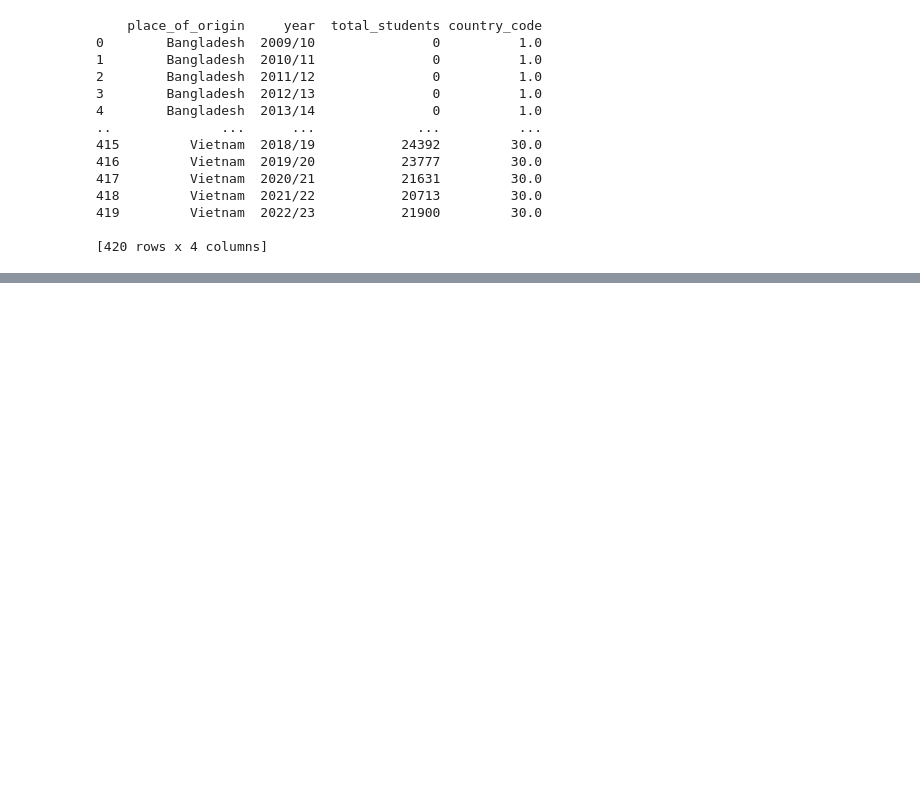
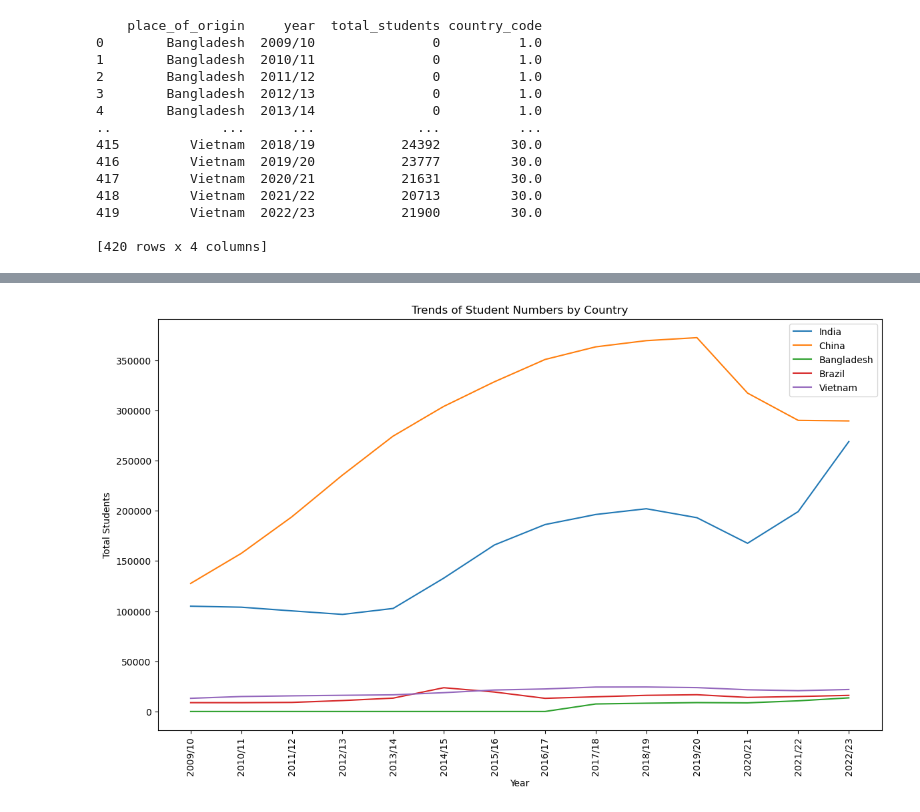
Before and after one commit to AkhilKaundinya/International-Student-Enrollment-Trends, a Jupyter notebook: Python/IST_T.ipynb, the cells around one changed output, grey strips where cells are left out. Saved outputs shown, nothing was run; the diff lists cells and outputs as text; code cells hidden in the pictures; blank space fills up the shorter version.

```diff
--- a/Python/ISE_T.ipynb
+++ b/Python/IST_T.ipynb
@@ -760,0 +855,21 @@ print(Year)
+# %%
+#Summarize Data
+# Sum total students by place of origin for each year
+country_trends = year_country_df.groupby(['Year', 'Place of Origin'])['TOTAL STUDENTS'].sum().reset_index()
+# %%
+# Plot trends by country (select a few countries for better visualization)
+selected_countries = ['India', 'China', 'Bangladesh', 'Brazil', 'Vietnam']
+
+plt.figure(figsize=(14, 8))
+for country in selected_countries:
+    country_data = country_trends[country_trends['Place of Origin'] == country]
+    plt.plot(country_data['Year'], country_data['TOTAL STUDENTS'], label=country)
+
+plt.title('Trends of Student Numbers by Country')
+plt.xlabel('Year')
+plt.ylabel('Total Students')
+plt.xticks(rotation=90)
+plt.legend()
+plt.show()
+# %% [output]
+[figure, added]
```
Also changed, not shown: parts of 12 cells of this notebook.
